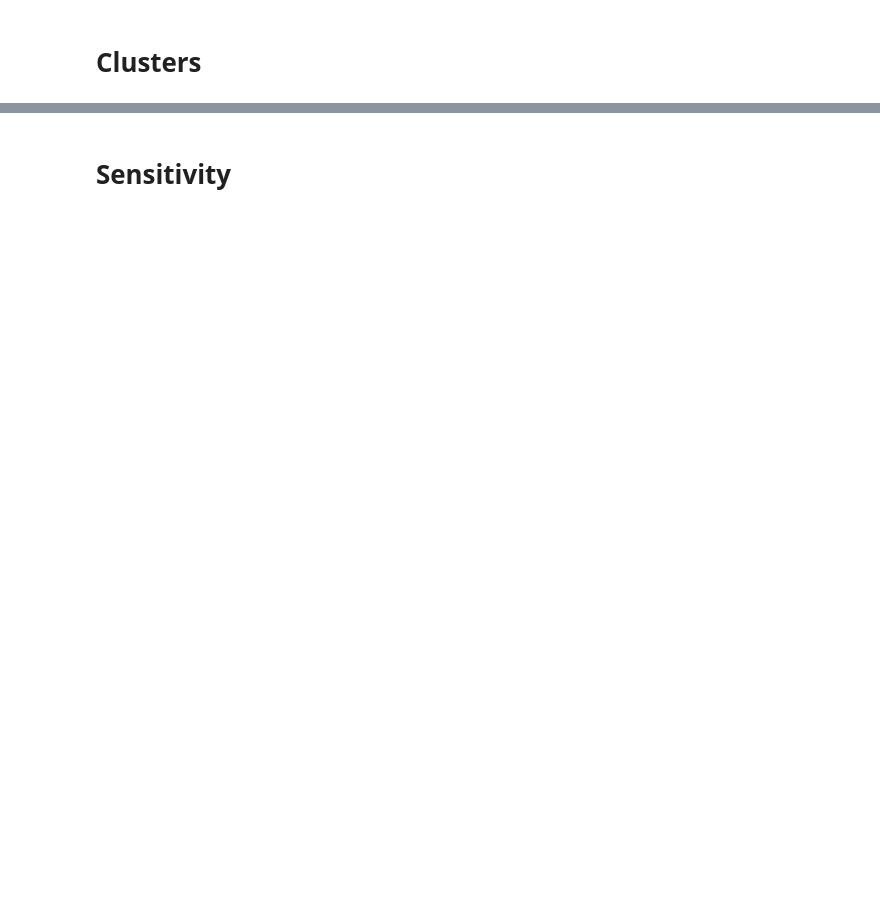
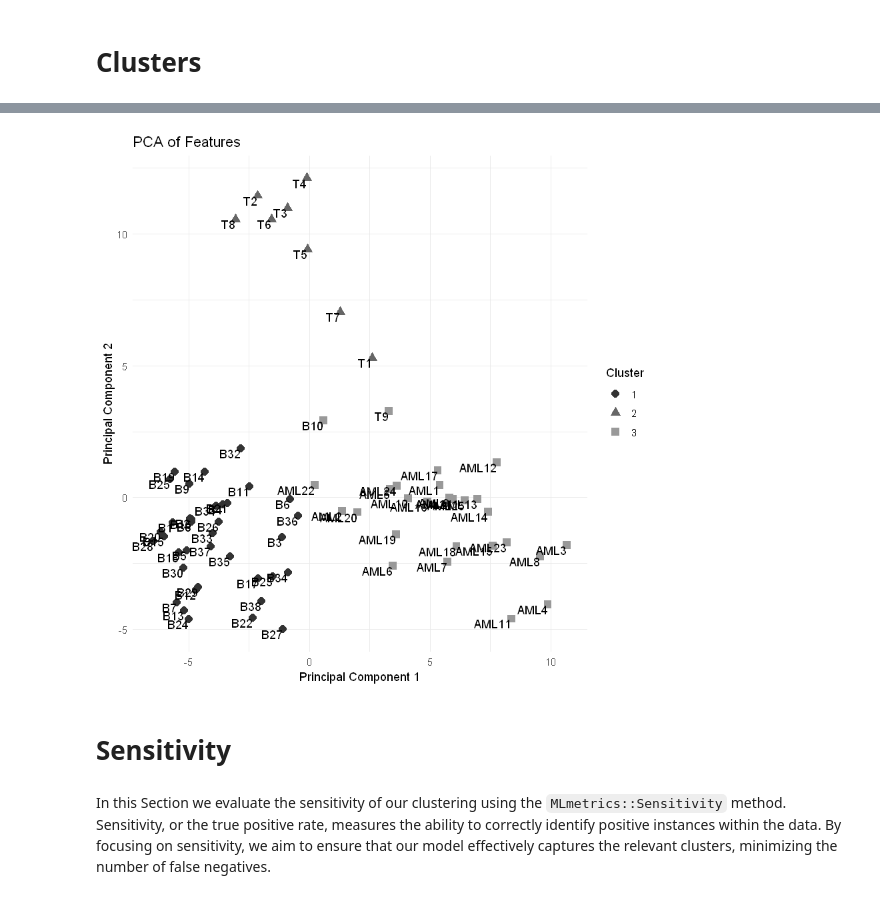
Before and after one commit to neobernad/evaluomeR, a Jupyter notebook: notebooks/use_cases/golub.ipynb, the cells around one changed output, grey strips where cells are left out. Saved outputs shown, nothing was run; the diff lists cells and outputs as text; code cells hidden in the pictures; blank space fills up the shorter version.

```diff
--- a/notebooks/use_cases/golub.ipynb
+++ b/notebooks/use_cases/golub.ipynb
@@ -187,14 +255,10 @@ individuals_per_cluster = function(qualityResult) {
   return(individuals_in_cluster)
 }
 # %%
-qual_cbi = qualityRange(data=top_golub, k.range=k.range,
-                            all_metrics=TRUE, seed=seed,
-                            cbi=cbi)
-cluster_individuals = individuals_per_cluster(assay(qual_cbi[optimal_k_str]))
+cluster_individuals = individuals_per_cluster(assay(qual_range[optimal_k_str]))
 print(paste0("CBI: ", cbi, " - k: ", optimal_k))
-standardizeQualityData(qual_cbi)
 for (cluster_i in 1:optimal_k) {
     ind_in_cluster = paste(unlist(cluster_individuals[cluster_individuals$InCluster == cluster_i, ]["Individual"]), collapse = ",")
     print(paste("Cluster", cluster_i, ":", ind_in_cluster))
-    print("---")
+    print("")
 }
@@ -242,2 +303,16 @@ ggplot2::ggplot(pca_df, ggplot2::aes(x = PC1, y = PC2, color = Cluster, label =
+# %%
+# Plot of the clusters, grayscale
+ggplot(pca_df, aes(x = PC1, y = PC2, shape = Cluster, color = Cluster, label = Individual)) +
+  geom_point(size = 3) + # Point size
+  geom_text(vjust = 1, hjust = 1, color = "black") + # Black color for text
+  labs(title = "PCA of Features",
+       x = "Principal Component 1",
+       y = "Principal Component 2") +
+  theme_minimal() +
+  scale_shape_manual(values = c(16, 17, 15, 18, 19)) + # Different point styles
+  scale_color_manual(values = c("gray20", "gray40", "gray60", "gray80", "black")) + # Different grayscale colors
+  theme(legend.position = "right")
+# %% [output]
+[figure, added]
 # %% [markdown]
 # Sensitivity <a class="anchor" id="sensitivity"></a>
@@ -246,3 +319,5 @@ library("MLmetrics")
+# %% [markdown]
+In this Section we evaluate the sensitivity of our clustering using the `MLmetrics::Sensitivity` method. Sensitivity, or the true positive rate, measures the ability to correctly identify positive instances within the data. By focusing on sensitivity, we aim to ensure that our model effectively captures the relevant clusters, minimizing the number of false negatives.
 # %%
 top_golub["Class"] = as.data.frame(leukemia)["Class"]
 head(top_golub)[, c("Description", "Class")]
```
Also changed, not shown: parts of 41 cells of this notebook, 2 other files.
